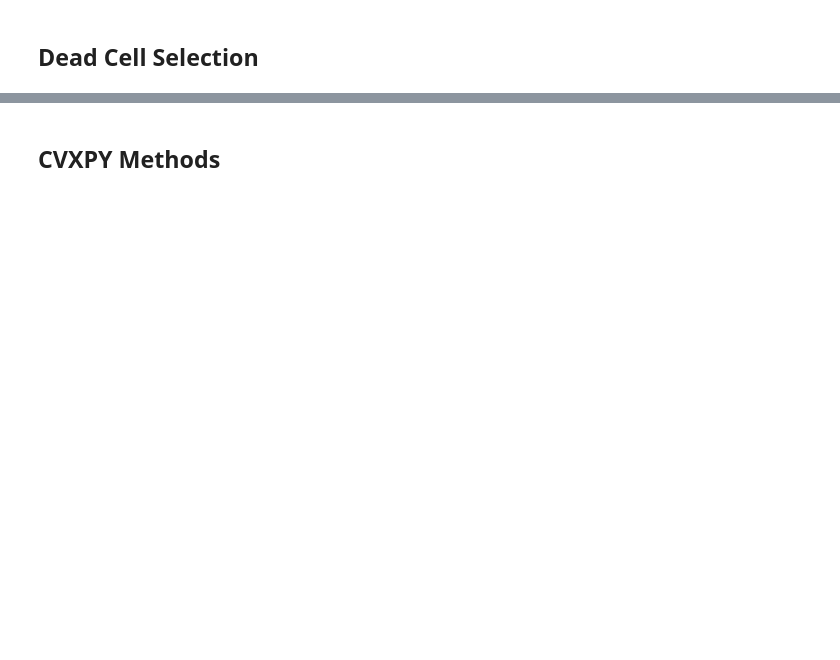
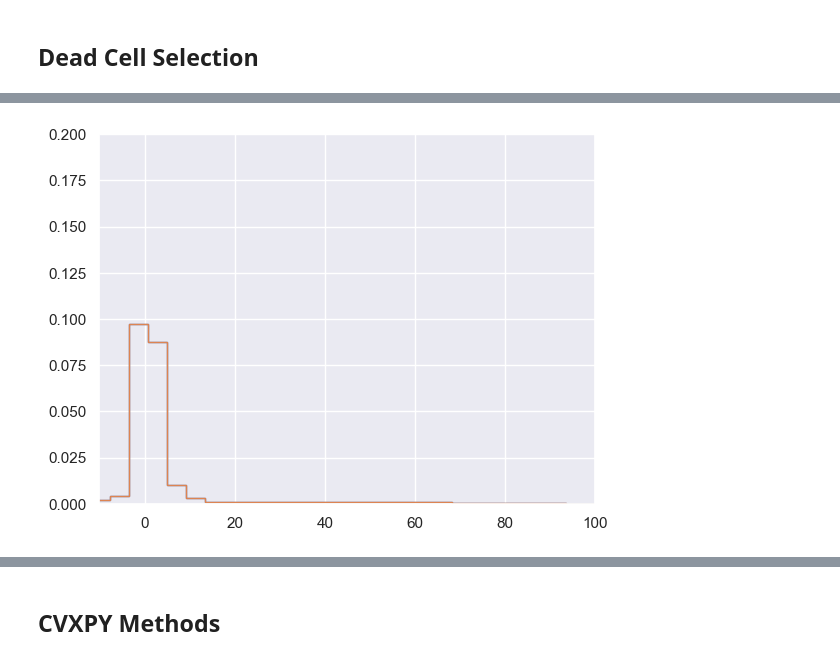
Before and after one commit to claireberschauer/MSc_Dissertation, a Jupyter notebook: Dissertation_Results_and_Analysis.ipynb, the cells around one changed output, grey strips where cells are left out. Saved outputs shown, nothing was run; the diff lists cells and outputs as text; code cells hidden in the pictures; blank space fills up the shorter version.

```diff
--- a/Dissertation_Results_and_Analysis.ipynb
+++ b/Dissertation_Results_and_Analysis.ipynb
@@ -276,0 +309,41 @@ plt.show()
+# %%
+adj_cells = []
+
+for tpl in ad.dead_cells:
+    adj_1 = (tpl[0], tpl[1] + 1, tpl[2])
+    adj_2 = (tpl[0], tpl[1] - 1, tpl[2])
+    adj_3 = (tpl[0], tpl[1], tpl[2] + 1)
+    adj_4 = (tpl[0], tpl[1], tpl[2] - 1)
+
+    adj_cells.append(adj_1)
+    adj_cells.append(adj_2)
+    adj_cells.append(adj_3)
+    adj_cells.append(adj_4)
+
+
+adj_cells_in_det = [a for a in adj_cells if a[1] in range(113) and a[2] in range(9)]
+
+adjacent_cells = list(set(adj_cells_in_det))
+# %%
+# plot time distribution of cells next to dead cells:
+times = []
+
+for i in ad.drift_df.index:
+    adj = False
+    location = (ad.drift_df['Side'][i], ad.drift_df['Column'][i], ad.drift_df['Layer'])
+
+    for c in adjacent_cells:
+        if [c[0] == location[0] and c[1] == location[1] and c[2] == location[2]]:
+            adj = True
+
+    if adj is True:
+        times.append(ad.drift_df['Drift_time'][i])
+# %%
+plt.figure()
+plt.hist([t for t in times if t > -10000], bins=100, histtype='step', density=True)
+plt.hist([m for m in ad.drift_df['Drift_time'] if m > -10000], bins=100, histtype='step', density=True)
+plt.xlim([-10, 100])
+plt.ylim([0, 0.2])
+plt.show()
+# %% [output]
+[figure, added]
```
Also changed, not shown: parts of 40 cells of this notebook, 2 other files.
